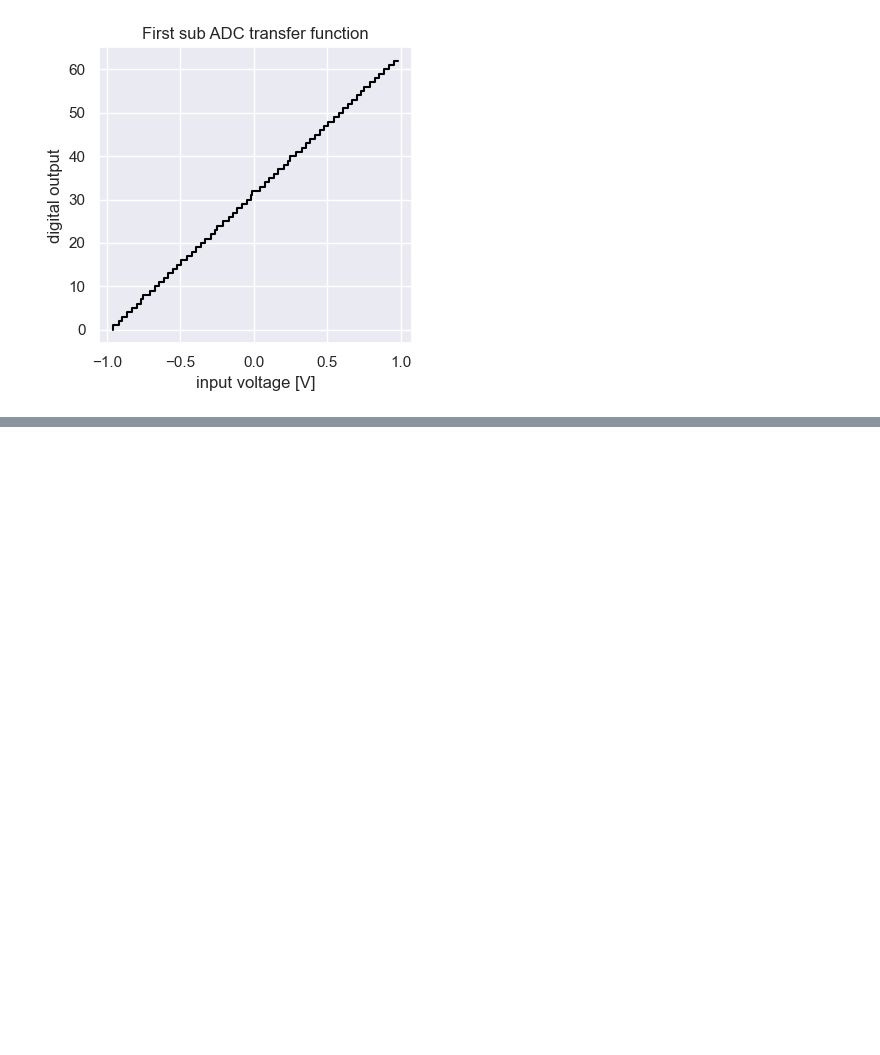
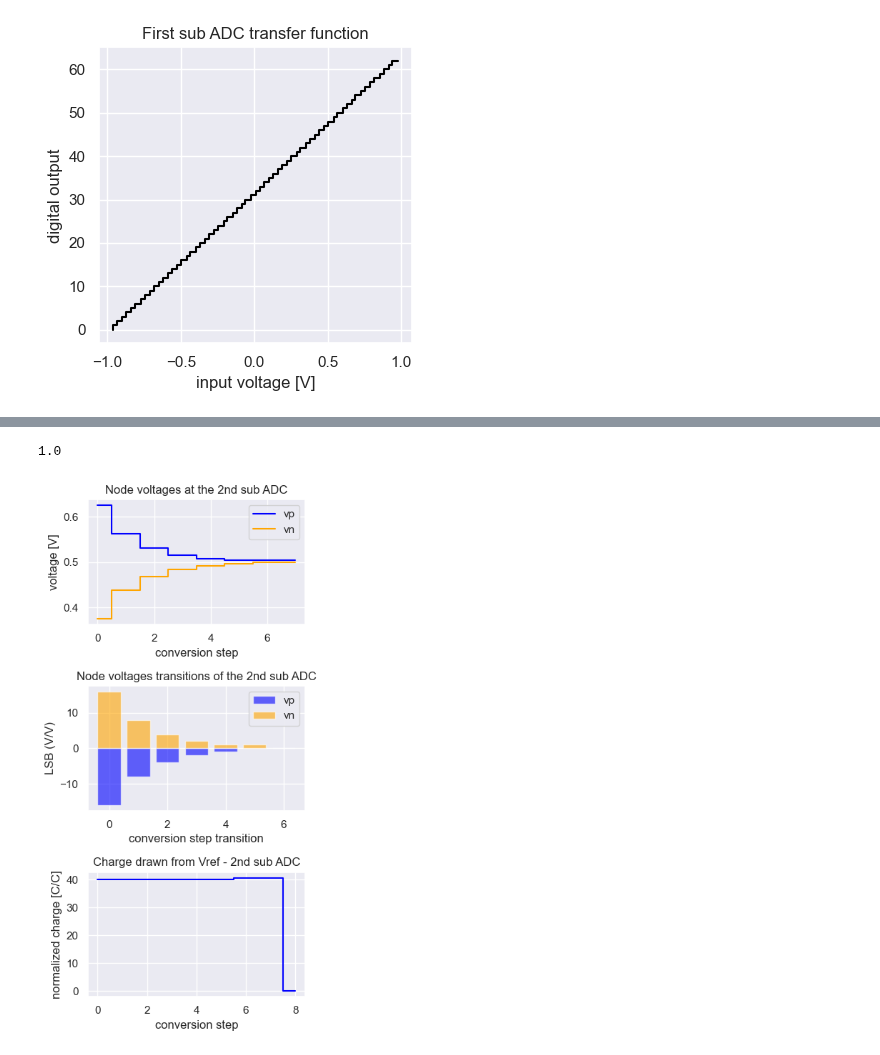
Before and after one commit to das-dias/signal-converters-notebooks, a Jupyter notebook: practical_classes/project_1.ipynb, the cells around one changed output, grey strips where cells are left out. Cells and saved outputs as stored; diff of their text form; code cells hidden in the pictures; blank space fills up the shorter version.

```diff
--- a/practical_classes/project_1.ipynb
+++ b/practical_classes/project_1.ipynb
@@ -90,10 +90,12 @@ Nbits_first     = 6
 vlsb_first      = vref_first/(2**Nbits_first)
 
 # second sub ADC
-vref_second     = vref/4
+second_adc_gain = 4
+vref_scale_factor = 1/second_adc_gain
+vref_second     = vref_first*vref_scale_factor
 vrefp_second    = vcm + vref_second/2
 vrefn_second    = vcm - vref_second/2
-Nbits_second    = 6
+Nbits_second    = 7
 vlsb_second     = vref_second/(2**Nbits_second)
 # %%
 # scales
@@ -810,0 +833,38 @@ plt.tight_layout()
+# %%
+# observe the voltages at the vp and vn nodes of the first sub ADC in each conversion step
+fig, ax = plt.subplots(3,1,figsize=(4,8))
+#vin = vtrans_first[len(vtrans_first)//2]
+#idx = len(vp_first[0, :])//2
+idx = 1
+print(dout_first[idx])
+ax[0].step(list(range(len(vp_second[:, idx][1:]))),vp_second[:, idx][1:], label='vp', color='blue', where="mid")
+ax[0].step(list(range(len(vn_second[:, idx][1:]))),vn_second[:, idx][1:], label='vn', color='orange', where="mid")
+ax[0].set_xlabel('conversion step')
+ax[0].set_ylabel('voltage [V]')
+ax[0].set_title('Node voltages at the 2nd sub ADC')
+ax[0].grid(True)
+ax[0].legend()
+
+# plot the difference between each vn and vp node voltages in relation to the true measured vlsb
+vp_trans_second = np.diff(vp_second[:, idx][1:])/vlsb_measured_second
+vn_trans_second = np.diff(vn_second[:, idx][1:])/vlsb_measured_second
+ax[1].bar(list(range(len(vp_trans_second))), vp_trans_second, label="vp", color="blue", alpha=0.6)
+ax[1].bar(list(range(len(vn_trans_second))), vn_trans_second, label="vn", color="orange", alpha=0.6)
+ax[1].set_xlabel('conversion step transition')
+ax[1].set_ylabel('LSB (V/V)')
+ax[1].set_title('Node voltages transitions of the 2nd sub ADC')
+ax[1].grid(True)
+ax[1].legend()
+
+
+# observe the charge at the end of each conversion step
+ax[2].step(list(range(len(charge_vref_second))), charge_vref_second[:, idx], label='charge drawn from vref', color='blue', where="mid")
+ax[2].set_xlabel('conversion step')
+ax[2].set_ylabel('normalized charge [C/C]')
+ax[2].set_title('Charge drawn from Vref - 2nd sub ADC')
+ax[2].grid(True)
+
+plt.tight_layout()
+# %% [output]
+1.0
+[figure, added]
```
Also changed, not shown: parts of 20 cells of this notebook.
